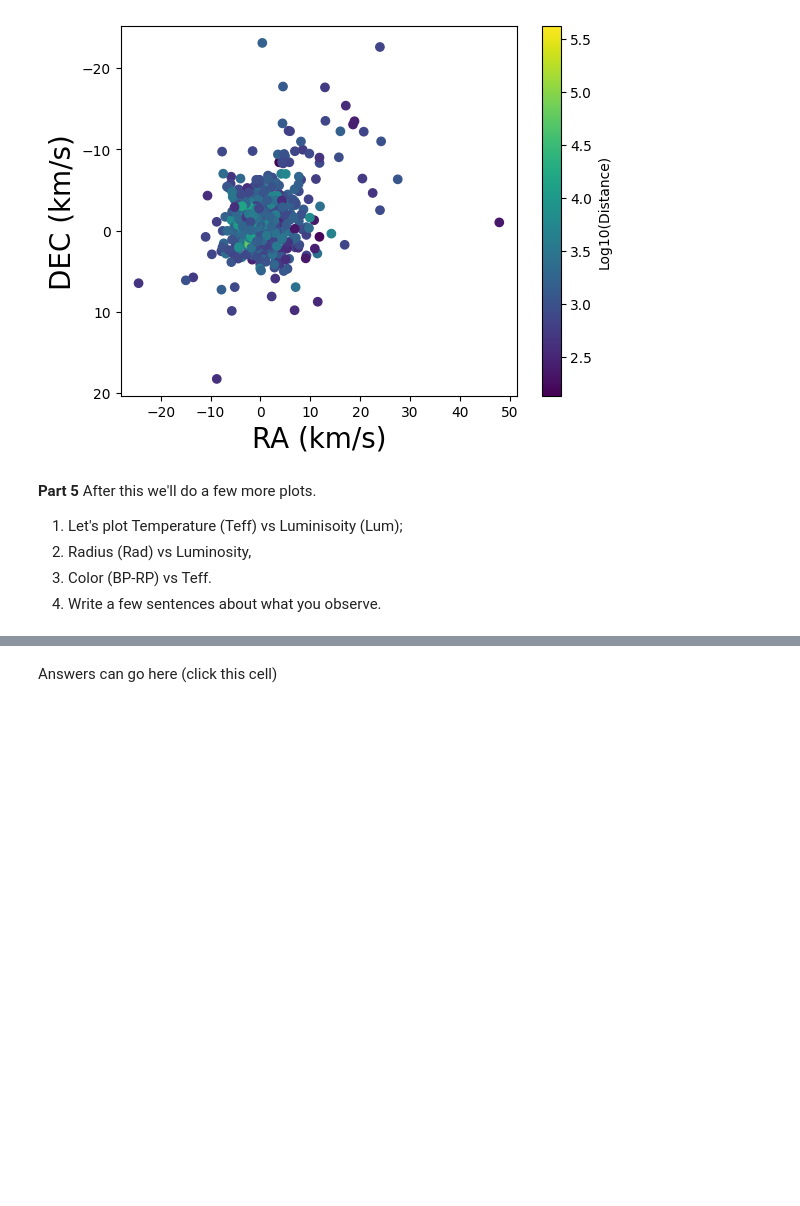
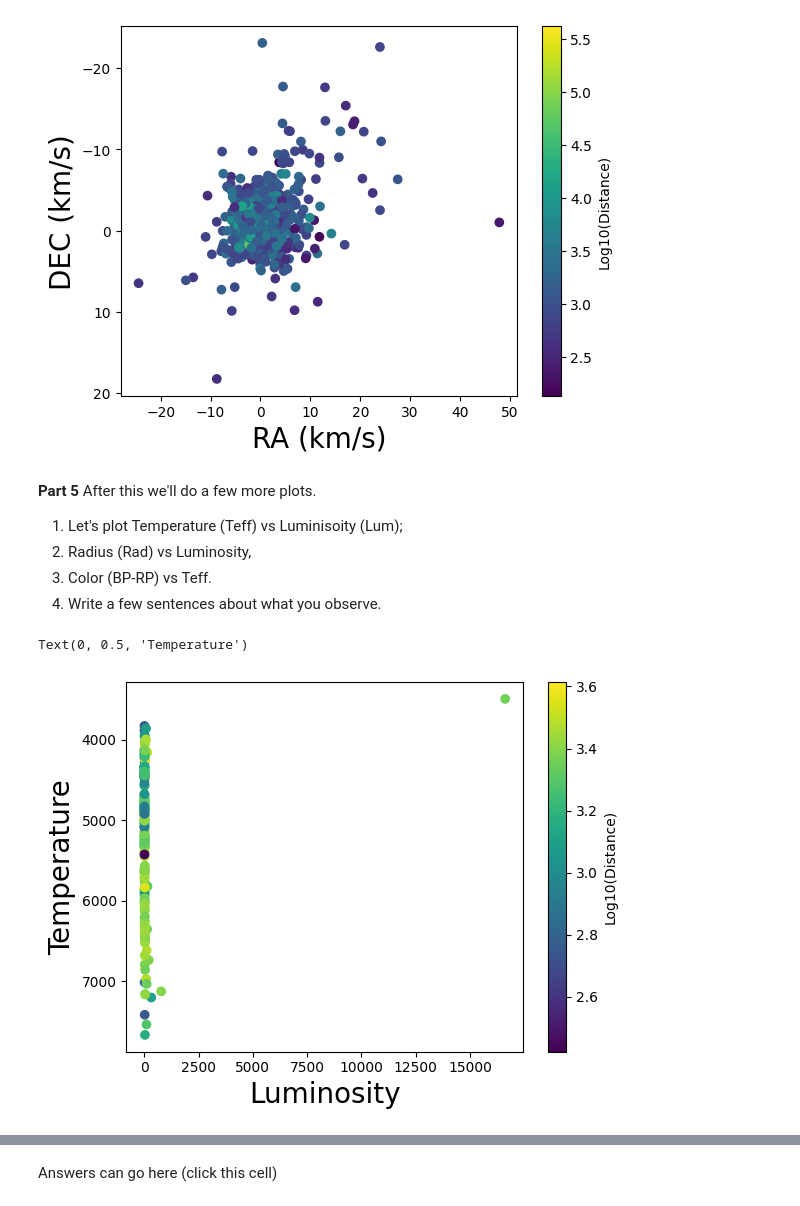
Before and after one commit to Serda1119/PHYS-3025, a Jupyter notebook: PHYS_3025_Activity_1.ipynb, the cells around one changed output, grey strips where cells are left out. Cells and saved outputs as stored; diff of their text form; code cells hidden in the pictures; blank space fills up the shorter version.

```diff
--- a/PHYS_3025_Activity_1.ipynb
+++ b/PHYS_3025_Activity_1.ipynb
@@ -305,9 +305,12 @@ After this we'll do a few more plots.
 4. Write a few sentences about what you observe.
 # %%
 #code for part 5 goes here
-plt.scatter(data_clean["RAJ2000"],data_clean["DEJ2000"],c=np.log10(distance)) # plot J-K vs. J
+plt.scatter(data_clean["Lum"],data_clean["Teff"],c=np.log10(distance)) # plot Temp. vs Lum
 cbar=plt.colorbar()
 cbar.set_label('Log10(Distance)')
 plt.ylim(reversed(plt.ylim())) # flip the y-axis
-plt.xlabel("RA (deg)", fontsize=20)
-plt.ylabel("DEC (deg)", fontsize=20)
+plt.xlabel("Luminosity", fontsize=20)
+plt.ylabel("Temperature", fontsize=20)
+# %% [output]
+Text(0, 0.5, 'Temperature')
+[figure, added]
```
Also changed, not shown: parts of 2 cells of this notebook.
